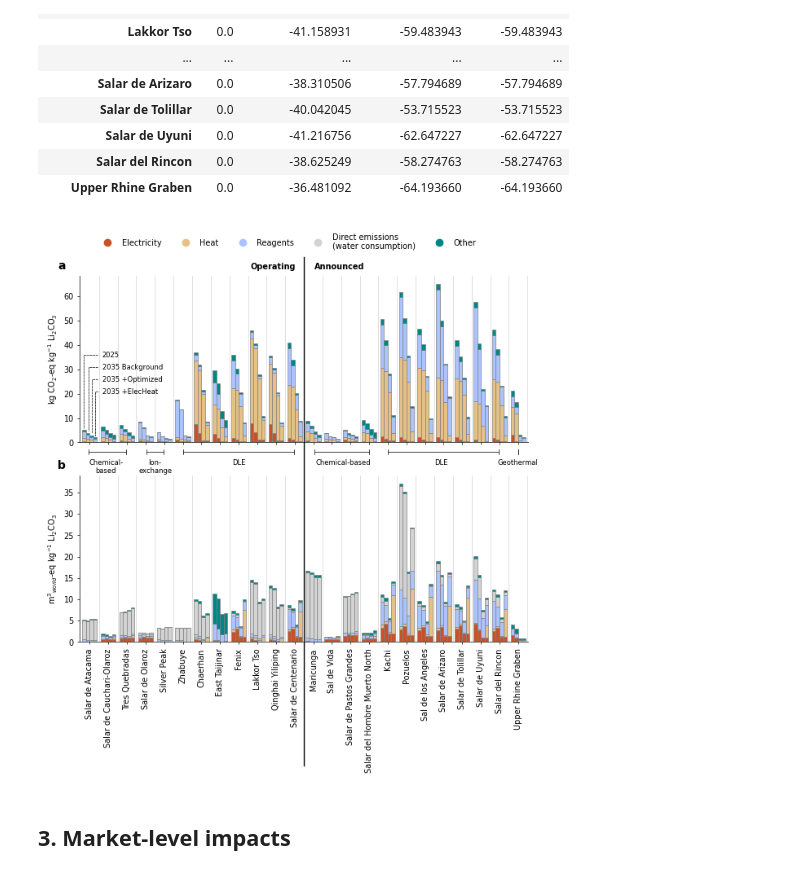
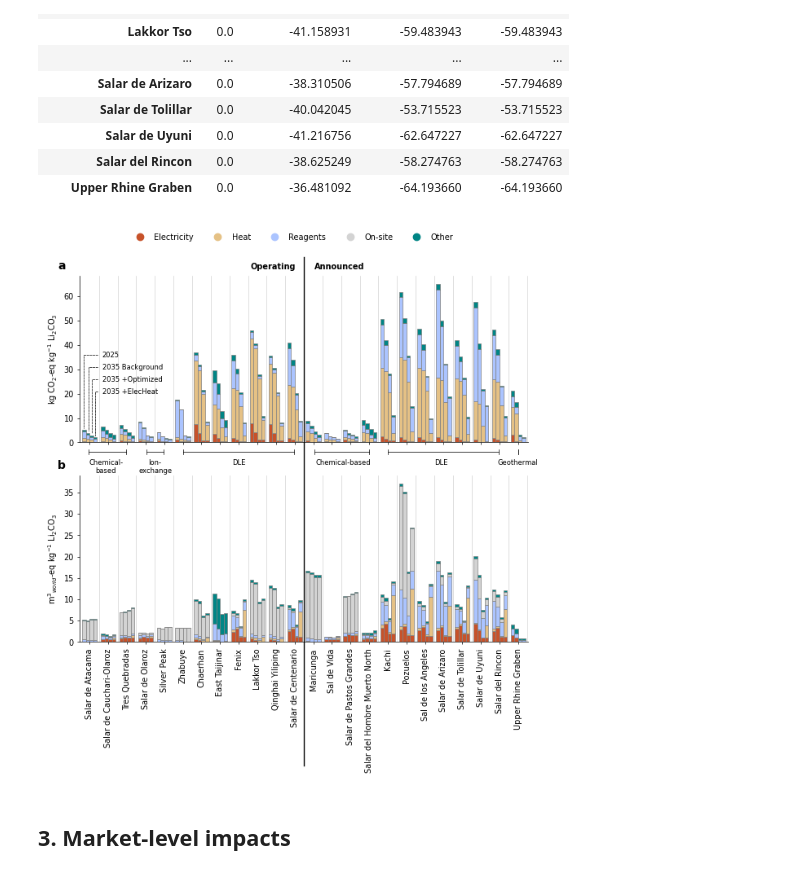
Before and after one commit to robyistrate/lithium-brine-prospective-LCA, a Jupyter notebook: notebooks/05-results-analysis-visualization.ipynb, the cells around one changed output. Saved outputs shown, nothing was run; the diff lists cells and outputs as text; code cells hidden in the pictures.

Commit message:
update results visualization

```diff
--- a/notebooks/05-results-analysis-visualization.ipynb
+++ b/notebooks/05-results-analysis-visualization.ipynb
@@ -530,36 +538,36 @@ bracket_range = [[0.14, 0.205], [0.24, 0.27], [0.303, 0.495],
                  [0.53,0.625], [0.658,0.85], [0.883, 0.883]]
 
 for l_b in bracket_range:
     fig.lines.append(plt.Line2D(l_b, [0.51, 0.51], transform=fig.transFigure, color="black", lw=0.5, ls="-"))
     fig.lines.append(plt.Line2D([l_b[0], l_b[0]], [0.515, 0.505], transform=fig.transFigure, color="black", lw=0.5, ls="-"))
     fig.lines.append(plt.Line2D([l_b[1], l_b[1]], [0.515, 0.505], transform=fig.transFigure, color="black", lw=0.5, ls="-"))
 
 fig.text(0.17, 0.495, 'Chemical-\nbased', ha='center', va='top', fontsize=fontsize_axs-1)
 fig.text(0.255, 0.495, 'Ion-\nexchange', ha='center', va='top', fontsize=fontsize_axs-1)
 fig.text(0.4, 0.495, 'DLE', ha='center', va='top', fontsize=fontsize_axs-1)
 fig.text(0.58, 0.495, 'Chemical-based', ha='center', va='top', fontsize=fontsize_axs-1)
 fig.text(0.75, 0.495, 'DLE', ha='center', va='top', fontsize=fontsize_axs-1)
 fig.text(0.883, 0.495, 'Geothermal', ha='center', va='top', fontsize=fontsize_axs-1)
 
 
 handles = []
 for pc in PROCESS_CONTRIBUTIONS:
     pc_label = pc
     if pc == "Direct emissions":
-        pc_label = "Direct emissions\n(water consumption)"
+        pc_label = "On-site"
     patch = Line2D([0], [0], color=PROCESS_CONTRIBUTIONS[pc], label=pc_label, ls='None', marker='o', ms=6)
     handles.append(patch)
 
-leg_contrib = axs[0].legend(handles=handles, bbox_to_anchor=(0.9,1.3), ncol=5, frameon=False, edgecolor='black',
+leg_contrib = axs[0].legend(handles=handles, bbox_to_anchor=(0.85,1.3), ncol=5, frameon=False, edgecolor='black',
                                 facecolor='White', fontsize=fontsize_legend) #
 
 leg_contrib.get_title().set_fontsize(fontsize_title-1)
 leg_contrib._legend_box.align = "left"
 
 fig.subplots_adjust(hspace=0.2)
 plt.savefig(FIG_EXPORT_DIR / "fig2_impacts_by_project.jpg", dpi=600, bbox_inches='tight')
 # %% [output]
-[figure, old version]
+[figure, new version]
 # %% [markdown]
 ## 3. Market-level impacts
 # %%
```
Also changed, not shown: parts of 3 cells of this notebook.
